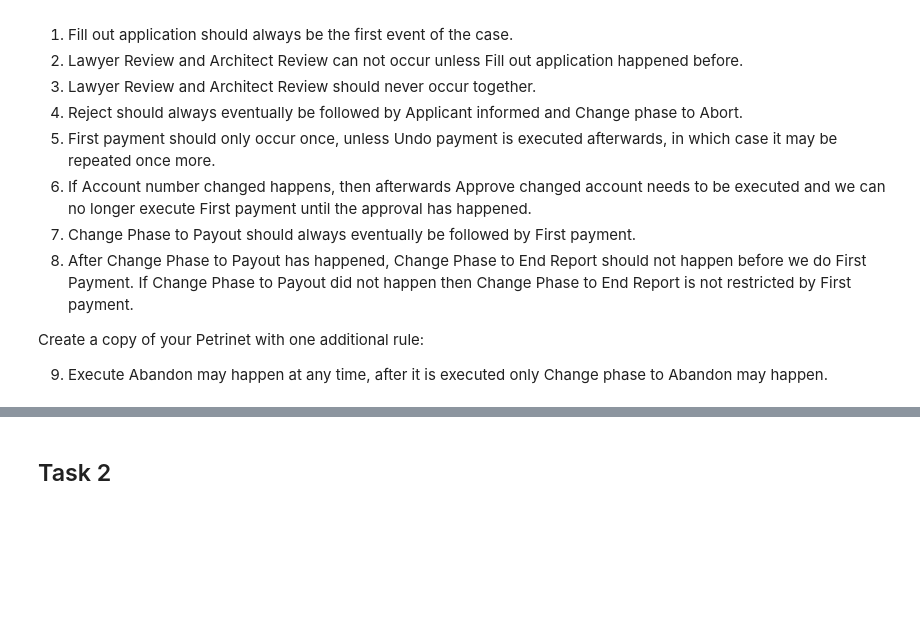
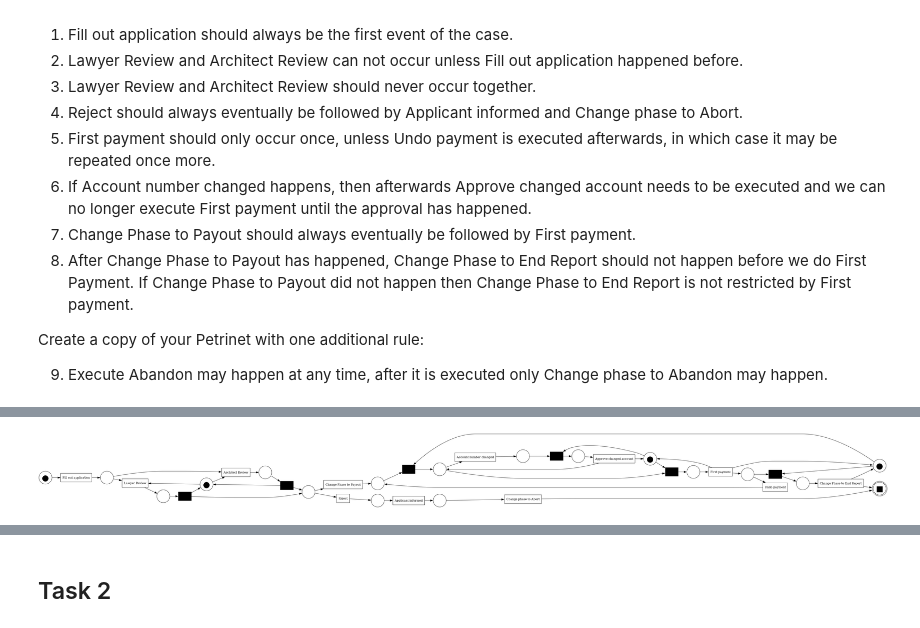
Before and after one commit to paul-cvp/pm4py-dcr, a Jupyter notebook: notebooks/rebs2024_assignment1.ipynb, the cells around one changed output, grey strips where cells are left out. Drawn from its saved outputs; the diff is of its cells as text; code cells hidden in the pictures; blank space fills up the shorter version.

```diff
--- a/notebooks/rebs2024_assignment1.ipynb
+++ b/notebooks/rebs2024_assignment1.ipynb
@@ -141,0 +293,5 @@ pn_visualizer.view(gviz)
+# %%
+pn_visualizer.view(gviz)
+pn_visualizer.save(gviz, '1a.png')
+# %% [output]
+[figure, added]
```
Also changed, not shown: parts of 7 cells of this notebook.
